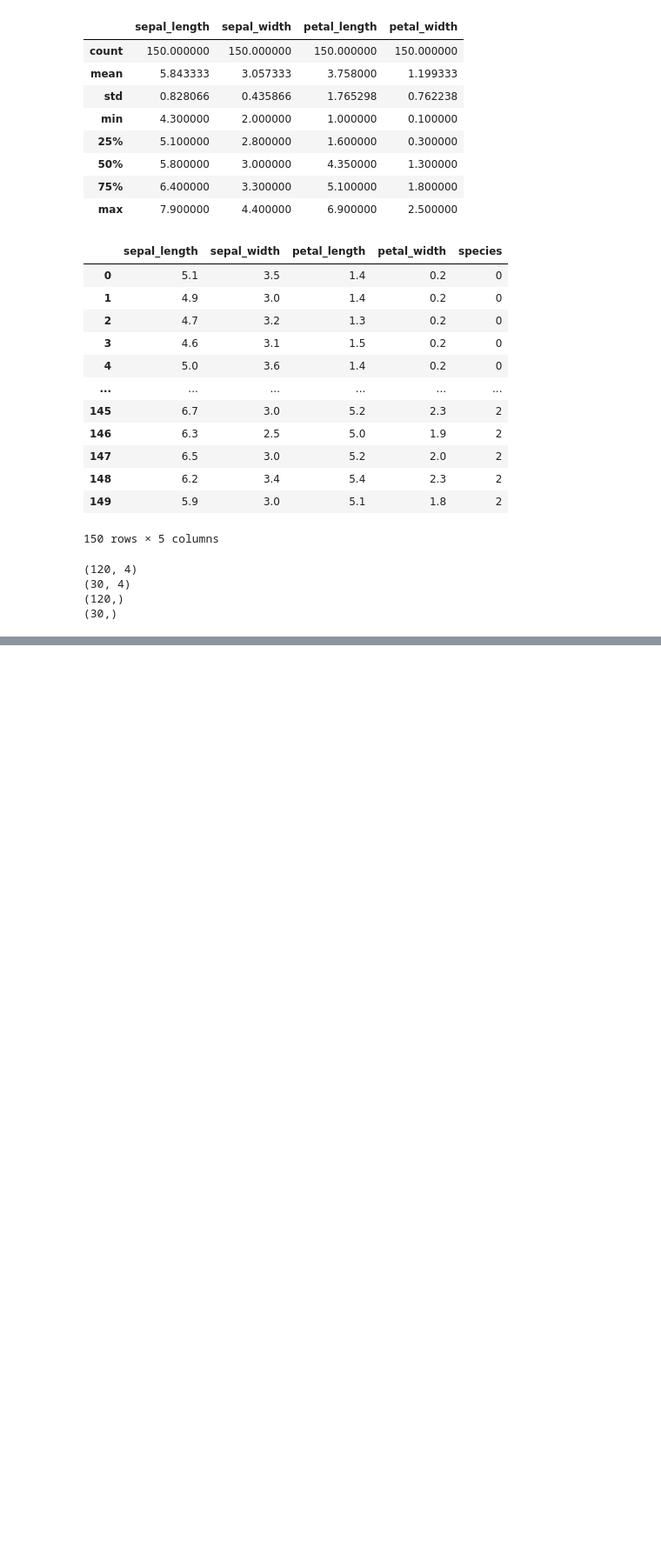
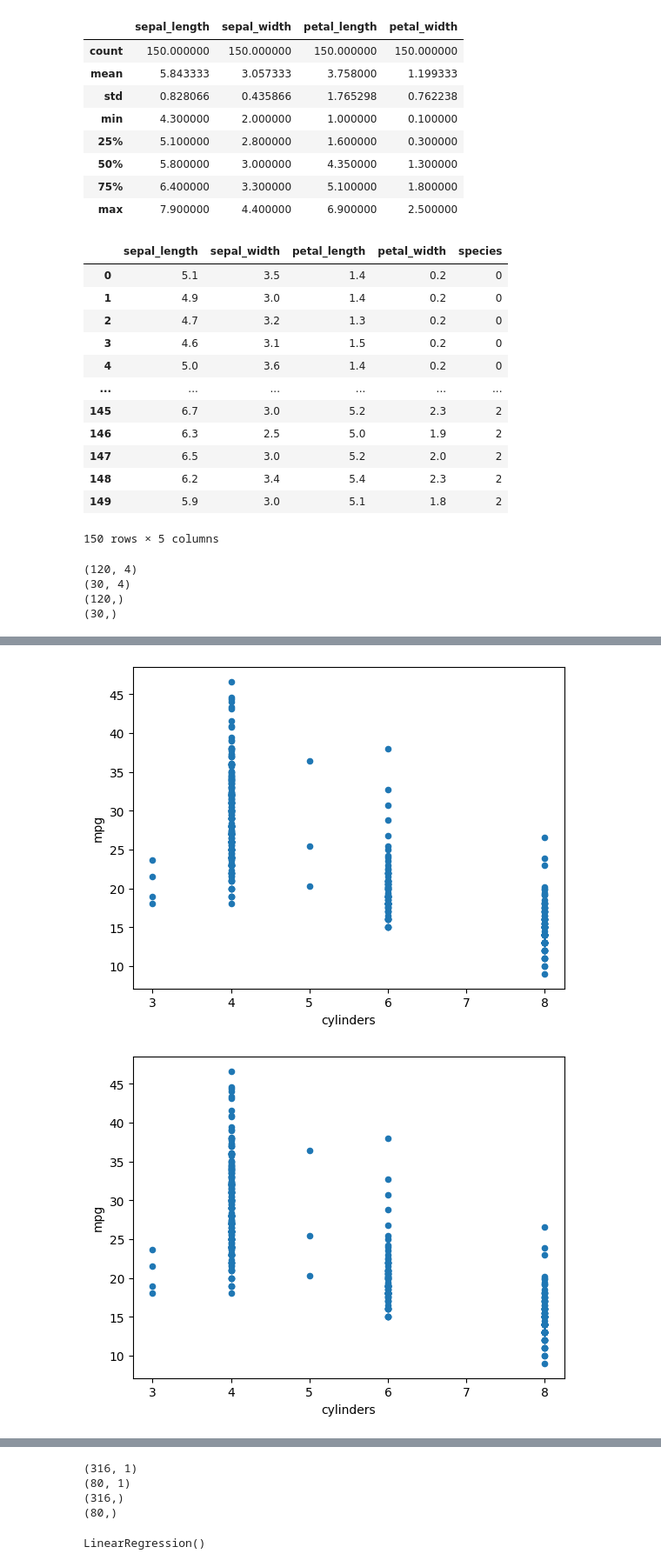
Before and after one commit to choiyun9yu/DataAnalysis, a Jupyter notebook: 빅분기실기/ex04_작업형2유형.ipynb, the cells around one changed output, grey strips where cells are left out. Shown at 87% size. Cells and saved outputs as stored; diff of their text form; code cells hidden in the pictures; blank space fills up the shorter version.

```diff
--- a/빅분기실기/ex04_작업형2유형.ipynb
+++ b/빅분기실기/ex04_작업형2유형.ipynb
@@ -83,0 +506,14 @@ print(y_test.shape)
+# %%
+import numpy as np
+import pandas as pd
+import sklearn
+import matplotlib.pyplot as plt
+
+# 선형회귀모델을 위한 패키지 임포트
+from sklearn.linear_model import LinearRegression
+# 학습 및 테스트 데이터셋 분리를 위한 패키지 임포트
+from sklearn.model_selection import train_test_split
+
+# 깃허브에 있는 csv 파일을 읽어와서 데이터프레임 df로 넣는다.
+df = pd.read_csv("https://raw.githubusercontent.com/plotly/datasets/master/auto-mpg.csv")
+df
@@ -83,0 +551,22 @@ print(y_test.shape)
+# %%
+# 종속변수 mpg와 다른 변수들 간의 상관관계 분석
+df.plot(kind='scatter', x='cylinders', y='mpg')
+plt.show()
+
+df.plot(kind='scatter', x='cylinders', y='mpg')
+plt.show()
+
+df.plot(kind='scatter', x='horsepower', y='mpg')
+plt.show()
+
+df.plot(kind='scatter', x='weight', y='mpg')
+plt.show()
+
+df.plot(kind='scatter', x='weight', y='mpg')
+plt.show()
+
+df.plot(kind='scatter', x='model-year', y='mpg')
+plt.show()
+# %% [output]
+[figure, added]
+[figure, added]
@@ -83,0 +585,20 @@ print(y_test.shape)
+# %%
+# 분석 데이터셋 분할(8:2)
+X_train, X_test, y_train, y_test = train_test_split(X, y, test_size=0.2, random_state=10)
+
+print(X_train.shape)
+print(X_test.shape)
+print(y_train.shape)
+print(y_test.shape)
+# %% [output]
+(316, 1)
+(80, 1)
+(316,)
+(80,)
+# %%
+# 데이터 분석 수행
+## LinearRegression 객체 생성
+lr = LinearRegression()
+lr.fit(X_train, y_train)
+# %% [output]
+LinearRegression()
```
Also changed, not shown: parts of 50 cells of this notebook, 2 other files.
